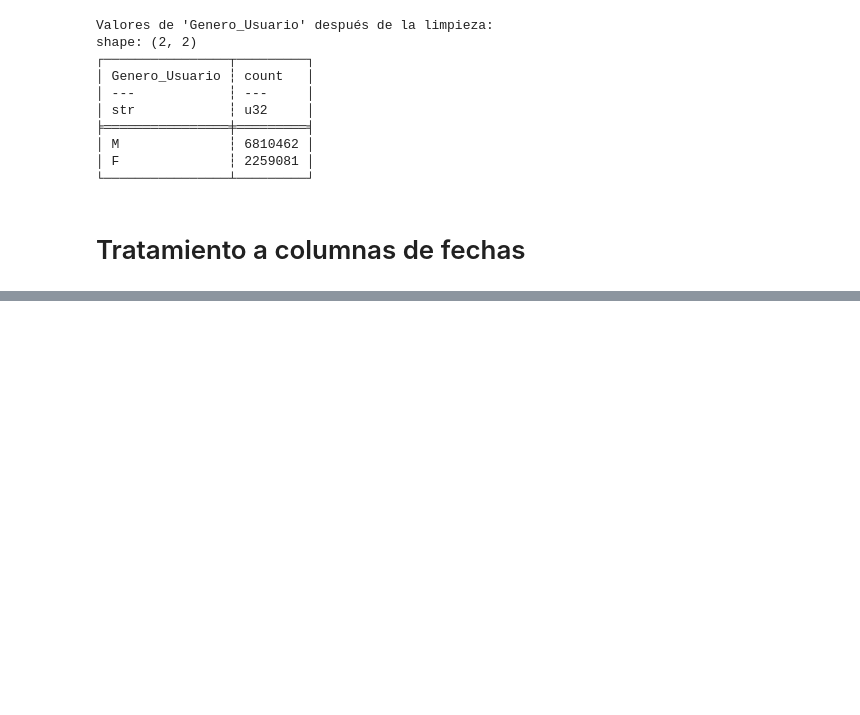
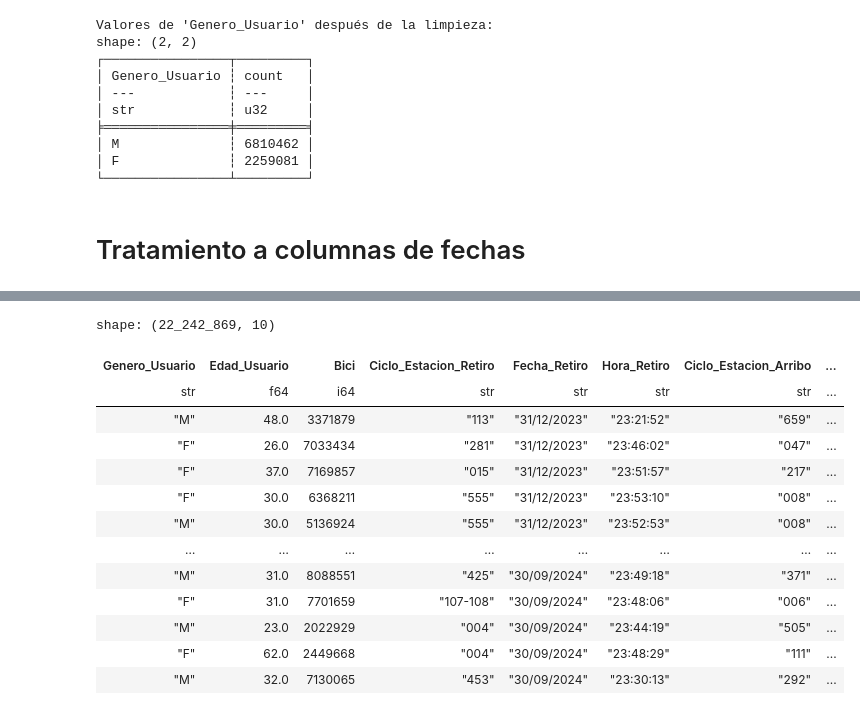
Before and after one commit to DeyHdz/SistemaEcobici, a Jupyter notebook: Limpieza del dataframe.ipynb, the cells around one changed output, grey strips where cells are left out. Saved outputs shown, nothing was run; the diff lists cells and outputs as text; code cells hidden in the pictures; blank space fills up the shorter version.

Commit message:
Normalización variables hora
Se creo una función para normalizar la hora de retiro y de arribo a un formato HH:MM:SS

```diff
--- a/Limpieza del dataframe.ipynb
+++ b/Limpieza del dataframe.ipynb
@@ -156,21 +139,0 @@ print("2010 procesado correctamente")
-# %%
-#Revisar si podemos estandarizar los años con horas extrañas, sino, solo trabajamos desde 2017
-def fix_time(col):
-    return (
-        pl.col(col)
-        # Si falta microsegundos: agregar ".000000"
-        .str.replace_all(r"^(\d{1,2}:\d{2}:\d{2})$", r"\1.000000")
-        # Si la hora tiene un solo dígito al inicio: anteponer "0"
-        .str.replace_all(r"^(\d:)", r"0\1")
-        # Convertir a time
-        .str.strptime(pl.Time, format="%H:%M:%S%.f", strict=False)
-    )
-
-df = df.with_columns(
-    [
-        fix_time("Hora_Retiro").alias("Hora_Retiro"),
-        fix_time("Hora_Arribo").alias("Hora_Arribo"),
-    ]
-)
-
-df
@@ -191,0 +206,22 @@ shape: (9_069_543, 10)
+# %%
+df = df.with_columns([
+    normalizar_hora("Hora_Retiro"),
+    normalizar_hora("Hora_Arribo")
+])
+
+df
+# %% [output]
+shape: (22_242_869, 10)
+| Genero_Usuario | Edad_Usuario | Bici | Ciclo_Estacion_Retiro | Fecha_Retiro | Hora_Retiro | Ciclo_Estacion_Arribo | ... |
+| str | f64 | i64 | str | str | str | str | ... |
+| "M" | 48.0 | 3371879 | "113" | "31/12/2023" | "23:21:52" | "659" | ... |
+| "F" | 26.0 | 7033434 | "281" | "31/12/2023" | "23:46:02" | "047" | ... |
+| "F" | 37.0 | 7169857 | "015" | "31/12/2023" | "23:51:57" | "217" | ... |
+| "F" | 30.0 | 6368211 | "555" | "31/12/2023" | "23:53:10" | "008" | ... |
+| "M" | 30.0 | 5136924 | "555" | "31/12/2023" | "23:52:53" | "008" | ... |
+| … | … | … | … | … | … | … | ... |
+| "M" | 31.0 | 8088551 | "425" | "30/09/2024" | "23:49:18" | "371" | ... |
+| "F" | 31.0 | 7701659 | "107-108" | "30/09/2024" | "23:48:06" | "006" | ... |
+| "M" | 23.0 | 2022929 | "004" | "30/09/2024" | "23:44:19" | "505" | ... |
+| "F" | 62.0 | 2449668 | "004" | "30/09/2024" | "23:48:29" | "111" | ... |
+| "M" | 32.0 | 7130065 | "453" | "30/09/2024" | "23:30:13" | "292" | ... |
```
Also changed, not shown: parts of 10 cells of this notebook.
